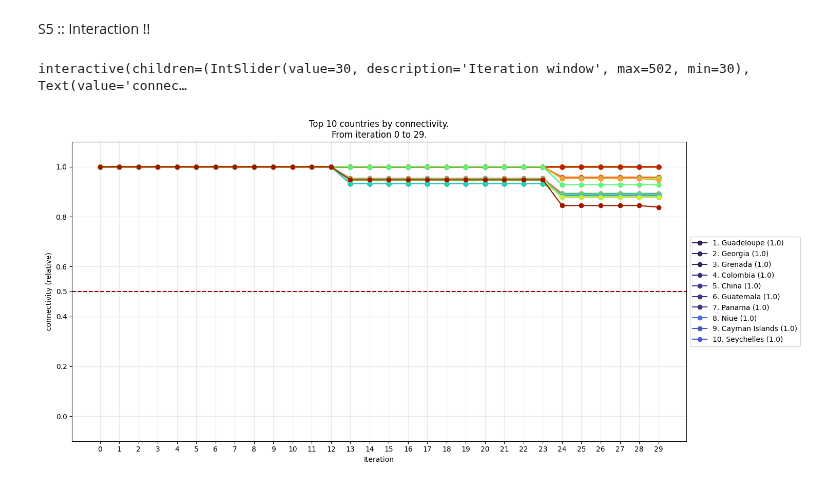
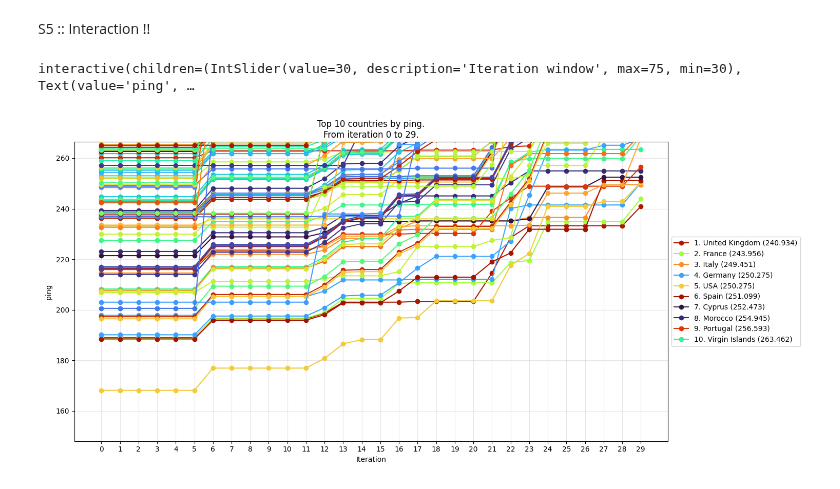
Before and after one commit to vinp505/UCNA, a Jupyter notebook: visualizations/connectivity_top10.ipynb, the cells around one changed output. Drawn from its saved outputs; the diff is of its cells as text; code cells hidden in the pictures.

```diff
--- a/visualizations/connectivity_top10.ipynb
+++ b/visualizations/connectivity_top10.ipynb
@@ -21,8 +21,10 @@ PureWindowsPath('c:/Users/piras/Desktop/Uni/Python/Semester 3/NetworkAnalysis/UC
 # %% [markdown]
 S1 :: Load dataframes
 # %%
-mode = 'connectivity'
+mode = 'ping'
 status = 'targeted'
+
+avgConnectivityDf = pd.read_csv(str(_DATAEXTR_DIR / f"avg_{mode}_{status}.csv"))
 # %% [markdown]
 S3 :: Function to filter dataset for relevant iterations and only top 10
 # %%
@@ -59,7 +61,7 @@ S5 :: Interaction !!
 
 fig, ax = plt.subplots(figsize= (15, 7))
 
-def update_plot(n, mode= mode, relative= True):
+def update_plot(n, mode= mode, relative= False):
 
     # get entries
     conn_df = get_top10(n, mode, relative)
@@ -101,32 +103,32 @@ def update_plot(n, mode= mode, relative= True):
         ax.set_ylim(-0.1, 1.1)
         ax.set_yticks([0.0, 0.2, 0.4, 0.5, 0.6, 0.8, 1.0])
         ax.axhline(y= 0.5, linestyle= '--', c= 'darkred')
 
     elif relative and mode == 'ping':
         ax.set_ylim(0.9, 3.1)
         ax.set_yticks([1.0, 1.2, 1.4, 1.6, 1.8, 2.0, 2.2, 2.4, 2.6, 2.8, 3.0])
         ax.axhline(y= 2, linestyle= '--', c= 'darkred')
 
     elif mode == 'connectivity':
         ax.set_ylim(bottom= limit-3)
 
     else:
         ax.set_ylim(top = limit+3)
 
     ax.legend(loc="center left", bbox_to_anchor=(1, 0.5))
 
     ax.set_ylabel(f"{mode} {'(relative)' * relative}")
     ax.set_xlabel("Iteration")
     ax.set_title(f"Top 10 countries by {mode}.\nFrom iteration {start} to {n-1}.")
 
     fig.tight_layout()
     fig.canvas.draw_idle()
 
 
 n_slider = widgets.IntSlider(value= 30, min= 30, max= len(avgConnectivityDf), step= 1, description= 'Iteration window')
 
 interact(update_plot, n= n_slider)
 plt.show()
 # %% [output]
-interactive(children=(IntSlider(value=30, description='Iteration window', max=502, min=30), Text(value='connec…
+interactive(children=(IntSlider(value=30, description='Iteration window', max=75, min=30), Text(value='ping', …
-[figure, old version]
+[figure, new version]
```
Also changed, not shown: 1 other file.
